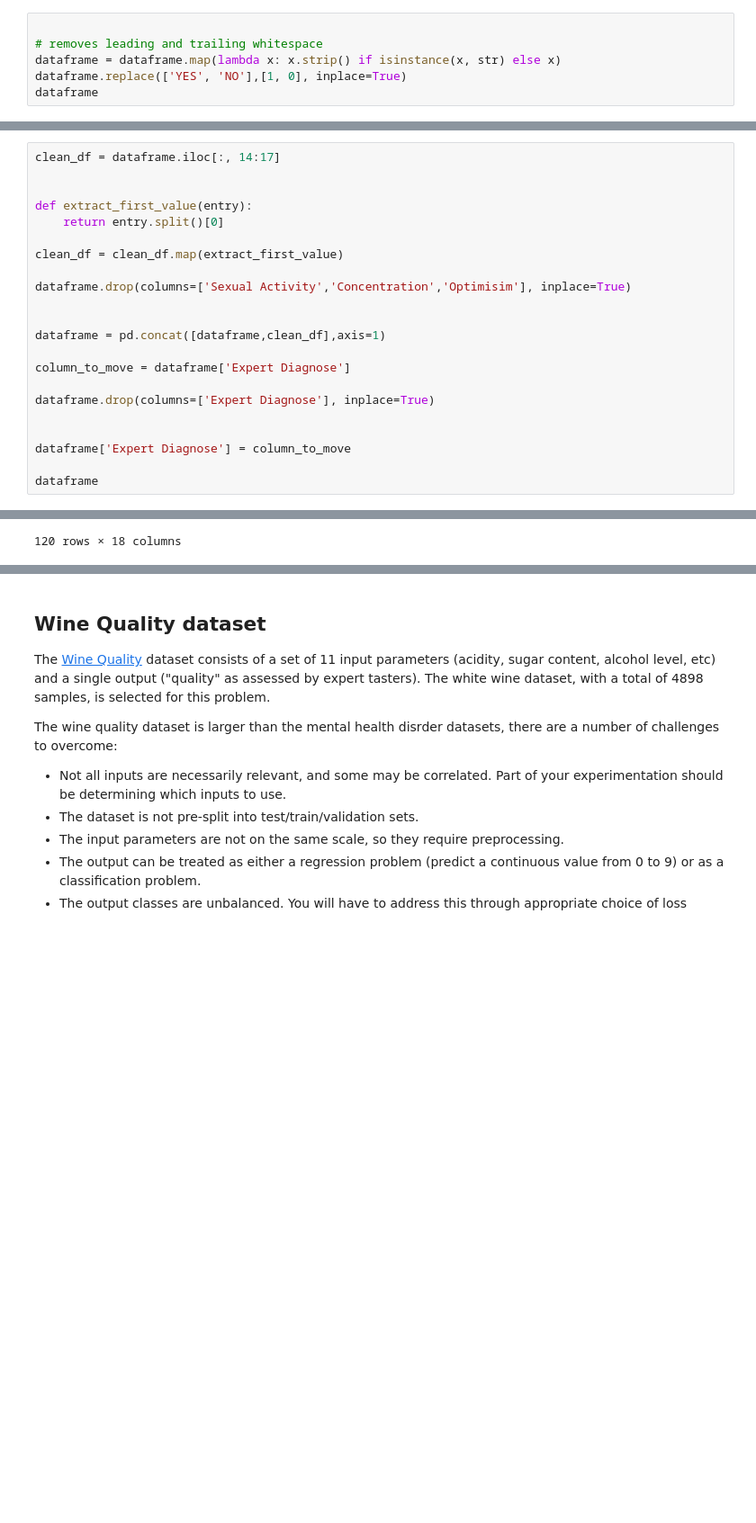
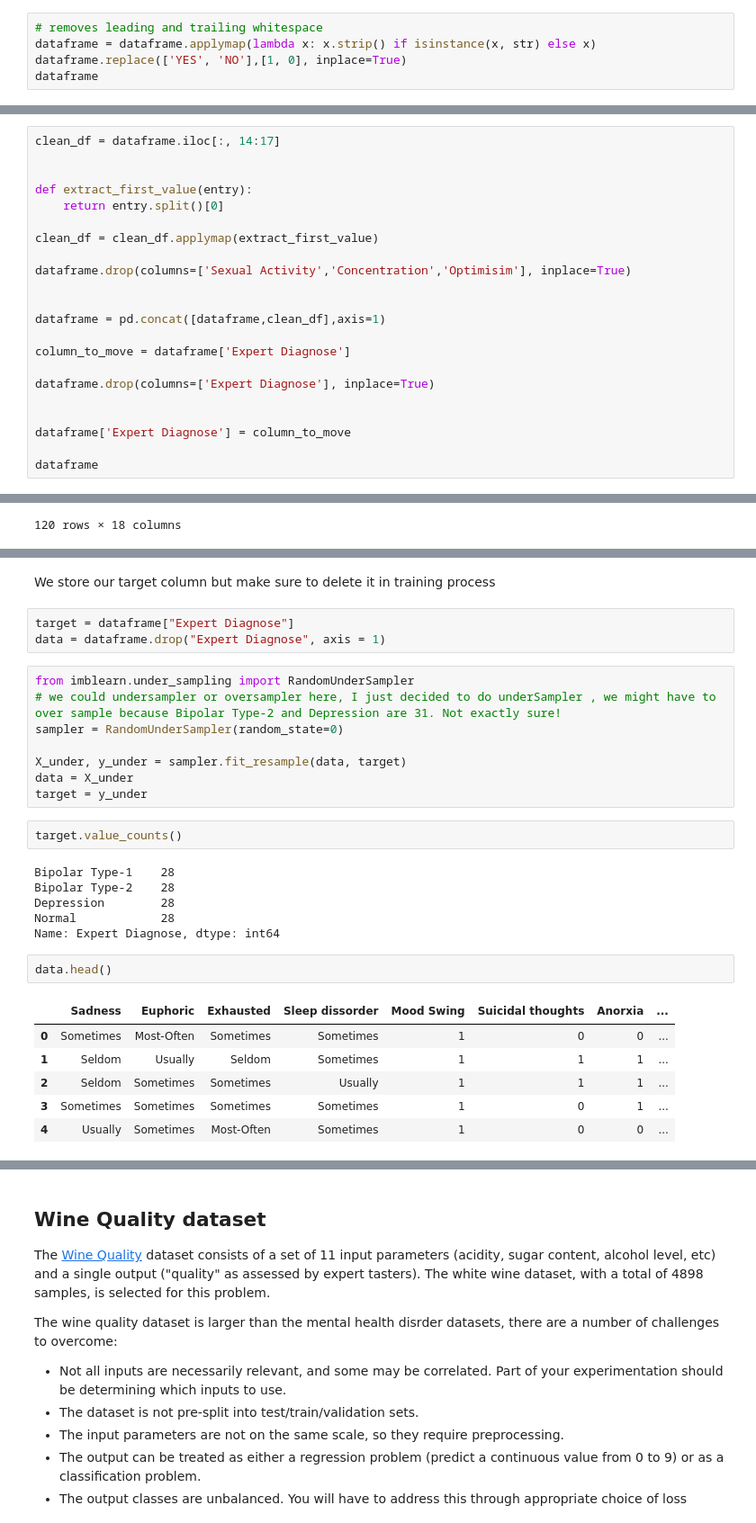
Before and after one commit to thaladikary/ml-assignment-1, a Jupyter notebook: Assignment2_Description.ipynb, the cells around one changed output, grey strips where cells are left out. Shown: that part at 90% size. Cells and saved outputs as stored; diff of their text form; blank space fills up the shorter version.

```diff
--- a/Assignment2_Description.ipynb
+++ b/Assignment2_Description.ipynb
@@ -95,9 +110,8 @@ dataframe = dataframe.drop(columns=['Patient Number'])
 # %% [markdown]
 We noticed that during our data exploration that patient 1 had space in one a its value, so we decided to remove leading and trailing white space for every column
 # %%
-
 # removes leading and trailing whitespace
-dataframe = dataframe.map(lambda x: x.strip() if isinstance(x, str) else x)
+dataframe = dataframe.applymap(lambda x: x.strip() if isinstance(x, str) else x)
 dataframe.replace(['YES', 'NO'],[1, 0], inplace=True)
 dataframe
 # %% [output]
@@ -123,7 +137,7 @@ clean_df = dataframe.iloc[:, 14:17]
 def extract_first_value(entry):
     return entry.split()[0]
 
-clean_df = clean_df.map(extract_first_value)
+clean_df = clean_df.applymap(extract_first_value)
 
 dataframe.drop(columns=['Sexual Activity','Concentration','Optimisim'], inplace=True)
 
@@ -156,0 +179,30 @@ dataframe
+# %% [markdown]
+We store our target column but make sure to delete it in training process
+# %%
+target = dataframe["Expert Diagnose"]
+data = dataframe.drop("Expert Diagnose", axis = 1)
+# %%
+from imblearn.under_sampling import RandomUnderSampler
+# we could undersampler or oversampler here, I just decided to do underSampler , we might have to over sample because Bipolar Type-2 and Depression are 31. Not exactly sure!
+sampler = RandomUnderSampler(random_state=0)
+
+X_under, y_under = sampler.fit_resample(data, target)
+data = X_under
+target = y_under
+# %%
+target.value_counts()
+# %% [output]
+Bipolar Type-1    28
+Bipolar Type-2    28
+Depression        28
+Normal            28
+Name: Expert Diagnose, dtype: int64
+# %%
+data.head()
+# %% [output]
+|  | Sadness | Euphoric | Exhausted | Sleep dissorder | Mood Swing | Suicidal thoughts | Anorxia | ... |
+| 0 | Sometimes | Most-Often | Sometimes | Sometimes | 1 | 0 | 0 | ... |
+| 1 | Seldom | Usually | Seldom | Sometimes | 1 | 1 | 1 | ... |
+| 2 | Seldom | Sometimes | Sometimes | Usually | 1 | 1 | 1 | ... |
+| 3 | Sometimes | Sometimes | Sometimes | Sometimes | 1 | 0 | 1 | ... |
+| 4 | Usually | Sometimes | Most-Often | Sometimes | 1 | 0 | 0 | ... |
```
Also changed, not shown: parts of 19 cells of this notebook.
